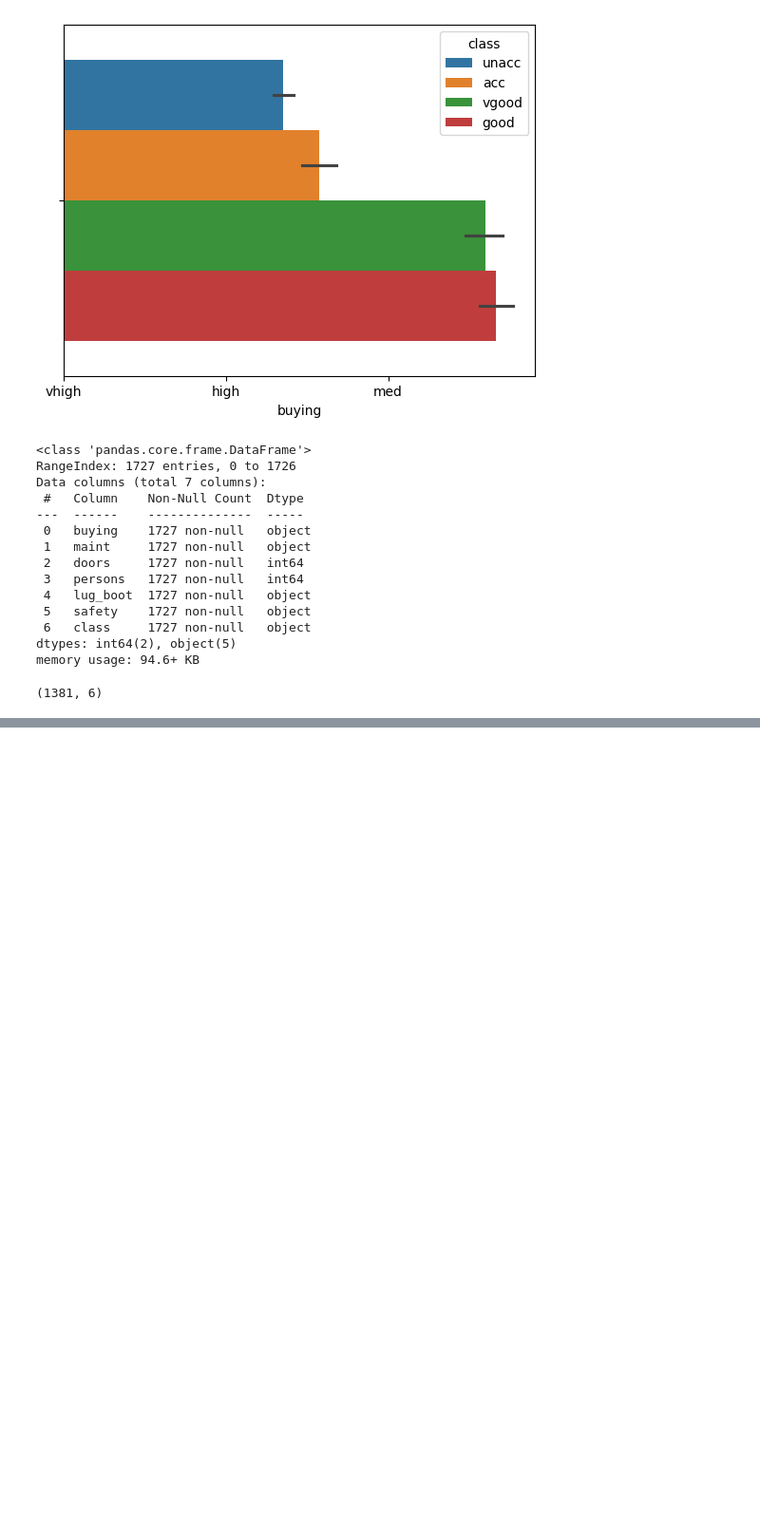
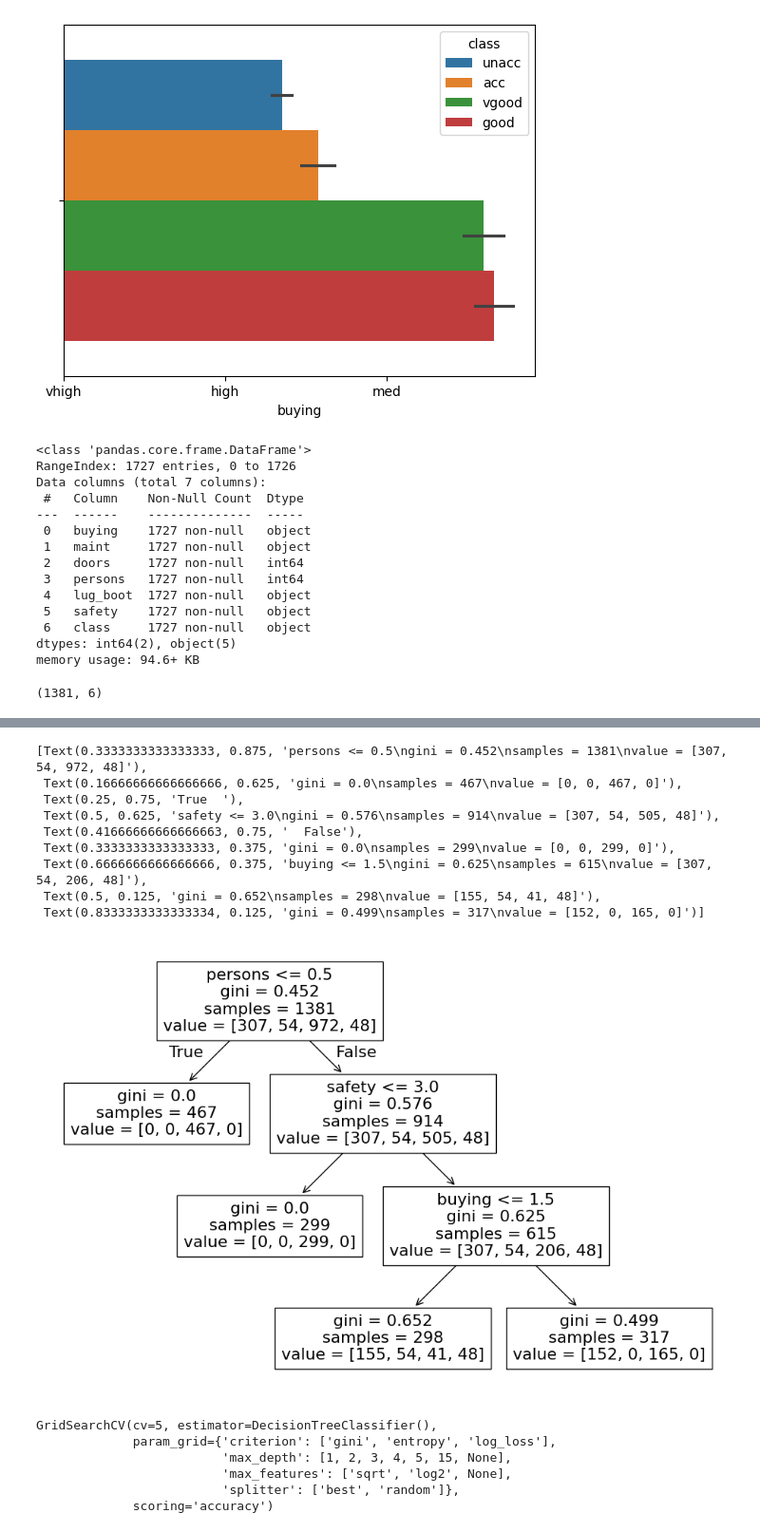
Before and after one commit to WxHell/ML, a Jupyter notebook: DecisionTreeClassifier.ipynb, the cells around one changed output, grey strips where cells are left out. Shown: that part at 95% size. Cells and saved outputs as stored; diff of their text form; code cells hidden in the pictures; blank space fills up the shorter version.

Commit message:
decision trees were made and the model was trained

```diff
--- a/DecisionTreeClassifier.ipynb
+++ b/DecisionTreeClassifier.ipynb
@@ -167,0 +172,15 @@ X_train.shape
+# %%
+categorical_cols = ["buying","maint","lug_boot","safety"]
+numerical_cols = ["doors","persons"]
+
+ordinal_encoder = OrdinalEncoder( categories=[
+    ["low","med","high","vhigh"],#buying
+    ["low","med","high","vhigh"],#maint
+    ["small","med","big"],#lug_boot
+    ["low","med","high"]#safety
+])
+preprocessor = ColumnTransformer( transformers=[
+ ('transformation_name_doesnt_matter',ordinal_encoder,categorical_cols),#buraya istediğin kadar yazabilirisn
+],remainder="passthrough")
+X_train_transformed = preprocessor.fit_transform(X_train)
+X_test_transformed = preprocessor.transform(X_test)
@@ -167,0 +193,4 @@ X_train.shape
+# %%
+tree_model = DecisionTreeClassifier(criterion="gini",max_depth=3,random_state=42)
+
+tree_model.fit(X_train_transformed,y_train)
@@ -167,0 +223,16 @@ X_train.shape
+# %%
+plt.figure(figsize=(12,8))
+from sklearn import tree
+column_names = categorical_cols + numerical_cols
+tree.plot_tree(tree_model.fit(X_train_transformed,y_train),feature_names=col_names)
+# %% [output]
+[Text(0.3333333333333333, 0.875, 'persons <= 0.5\ngini = 0.452\nsamples = 1381\nvalue = [307, 54, 972, 48]'),
+ Text(0.16666666666666666, 0.625, 'gini = 0.0\nsamples = 467\nvalue = [0, 0, 467, 0]'),
+ Text(0.25, 0.75, 'True  '),
+ Text(0.5, 0.625, 'safety <= 3.0\ngini = 0.576\nsamples = 914\nvalue = [307, 54, 505, 48]'),
+ Text(0.41666666666666663, 0.75, '  False'),
+ Text(0.3333333333333333, 0.375, 'gini = 0.0\nsamples = 299\nvalue = [0, 0, 299, 0]'),
+ Text(0.6666666666666666, 0.375, 'buying <= 1.5\ngini = 0.625\nsamples = 615\nvalue = [307, 54, 206, 48]'),
+ Text(0.5, 0.125, 'gini = 0.652\nsamples = 298\nvalue = [155, 54, 41, 48]'),
+ Text(0.8333333333333334, 0.125, 'gini = 0.499\nsamples = 317\nvalue = [152, 0, 165, 0]')]
+[figure, added]
@@ -167,0 +252,11 @@ X_train.shape
+# %%
+import warnings
+warnings.filterwarnings("ignore")
+grid.fit(X_train_transformed,y_train)
+# %% [output]
+GridSearchCV(cv=5, estimator=DecisionTreeClassifier(),
+             param_grid={'criterion': ['gini', 'entropy', 'log_loss'],
+                         'max_depth': [1, 2, 3, 4, 5, 15, None],
+                         'max_features': ['sqrt', 'log2', None],
+                         'splitter': ['best', 'random']},
+             scoring='accuracy')
```
Also changed, not shown: parts of 29 cells of this notebook.
